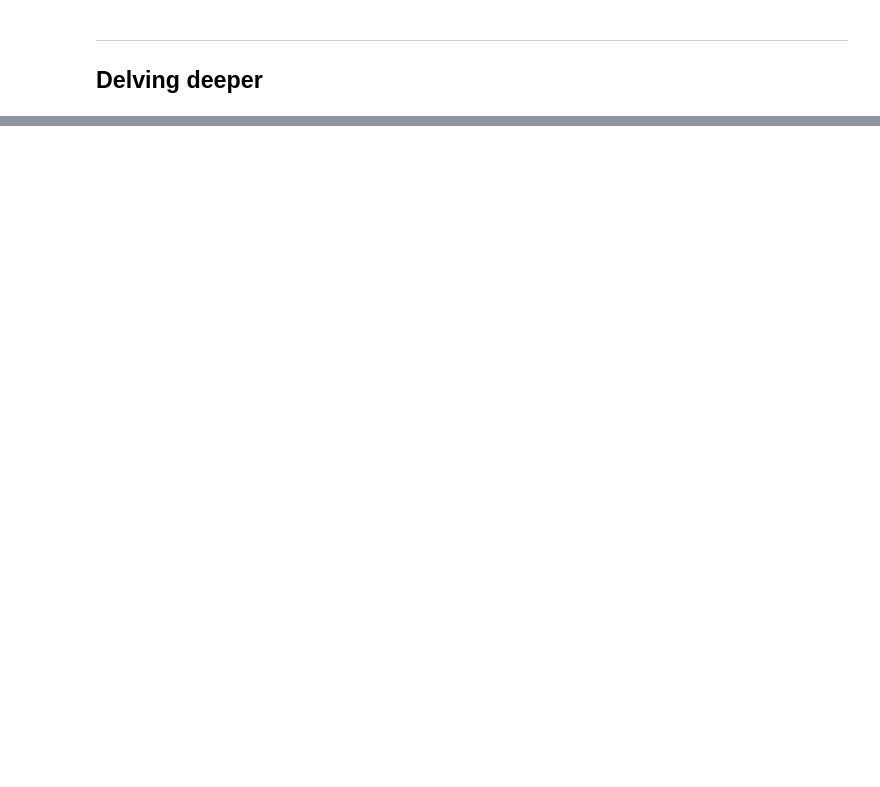
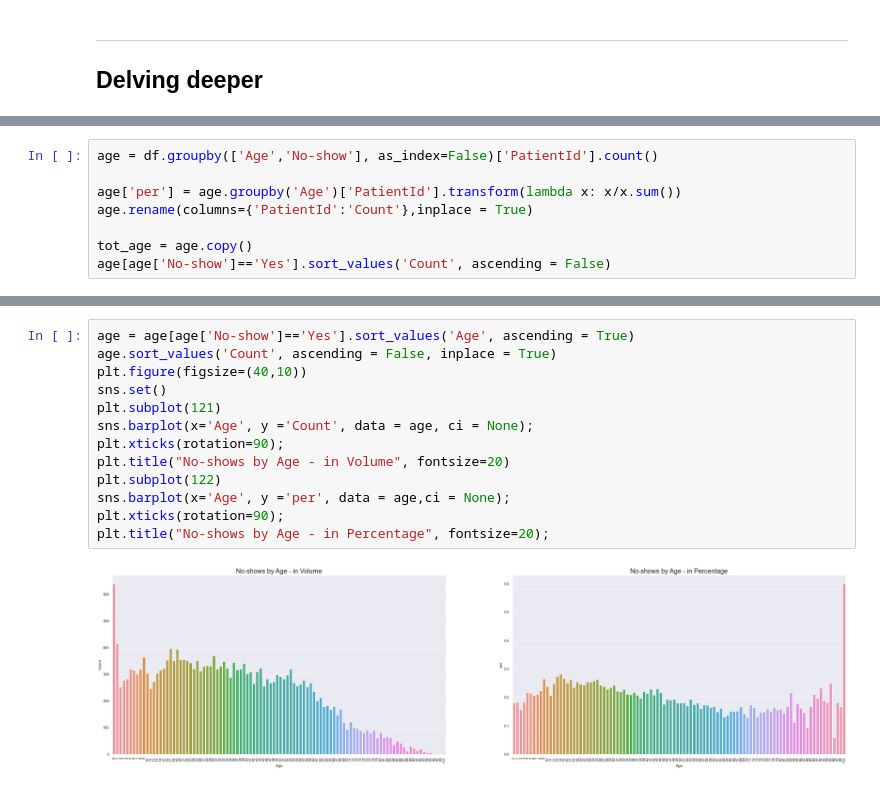
Before and after one commit to Yamamuen/da2, a Jupyter notebook: Project_2.ipynb, the cells around one changed output, grey strips where cells are left out. Saved outputs shown, nothing was run; the diff lists cells and outputs as text; blank space fills up the shorter version.

```diff
--- a/Project_2.ipynb
+++ b/Project_2.ipynb
@@ -106,0 +325,8 @@ From the initial exploratory analysis above it seems like there is no clear rela
+# %%
+age = df.groupby(['Age','No-show'], as_index=False)['PatientId'].count()
+
+age['per'] = age.groupby('Age')['PatientId'].transform(lambda x: x/x.sum())
+age.rename(columns={'PatientId':'Count'},inplace = True)
+
+tot_age = age.copy()
+age[age['No-show']=='Yes'].sort_values('Count', ascending = False)
@@ -106,0 +347,15 @@ From the initial exploratory analysis above it seems like there is no clear rela
+# %%
+age = age[age['No-show']=='Yes'].sort_values('Age', ascending = True)
+age.sort_values('Count', ascending = False, inplace = True)
+plt.figure(figsize=(40,10))
+sns.set()
+plt.subplot(121)
+sns.barplot(x='Age', y ='Count', data = age, ci = None);
+plt.xticks(rotation=90);
+plt.title("No-shows by Age - in Volume", fontsize=20)
+plt.subplot(122)
+sns.barplot(x='Age', y ='per', data = age,ci = None);
+plt.xticks(rotation=90);
+plt.title("No-shows by Age - in Percentage", fontsize=20);
+# %% [output]
+[figure, added]
```
Also changed, not shown: parts of 38 cells of this notebook.
